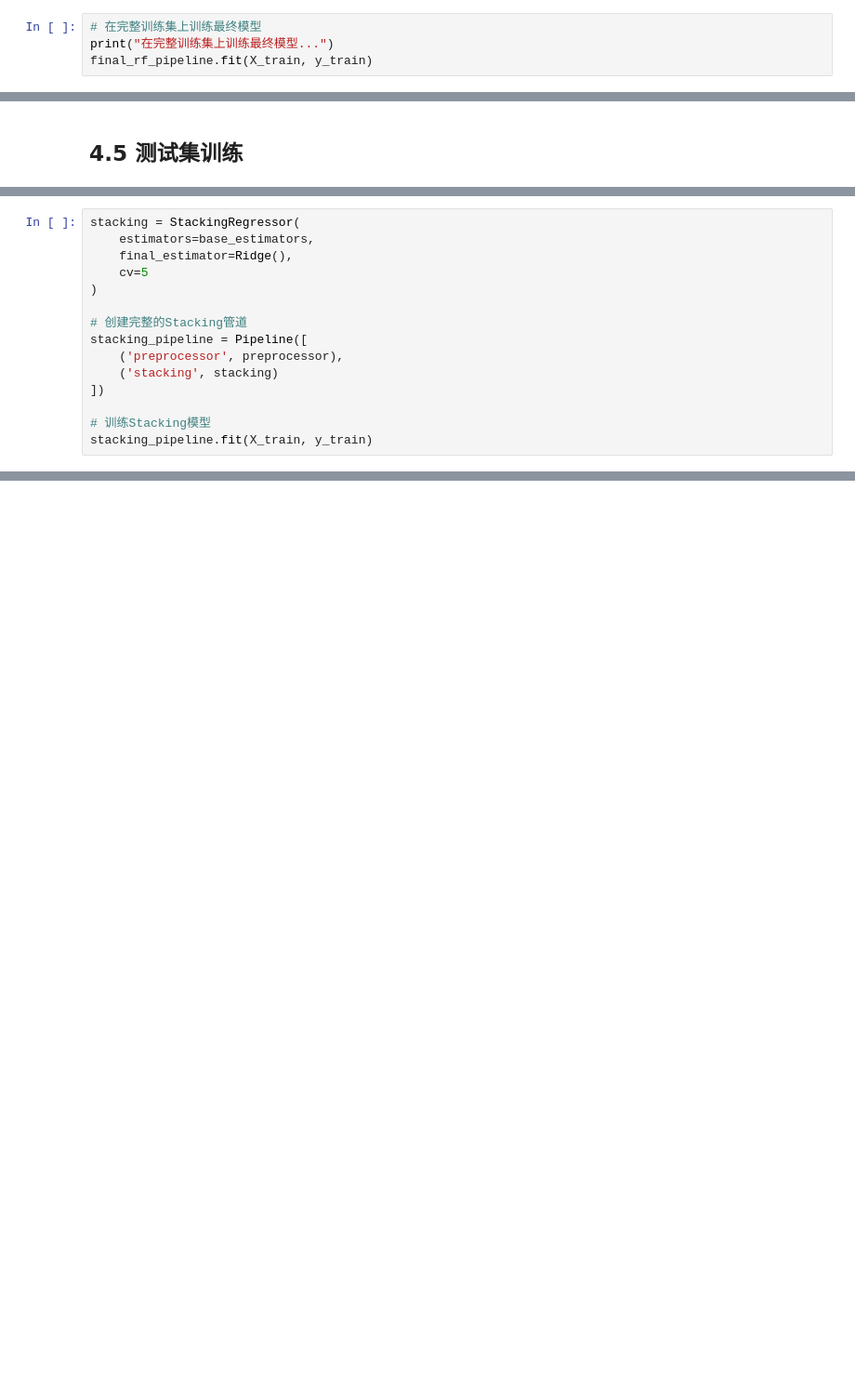
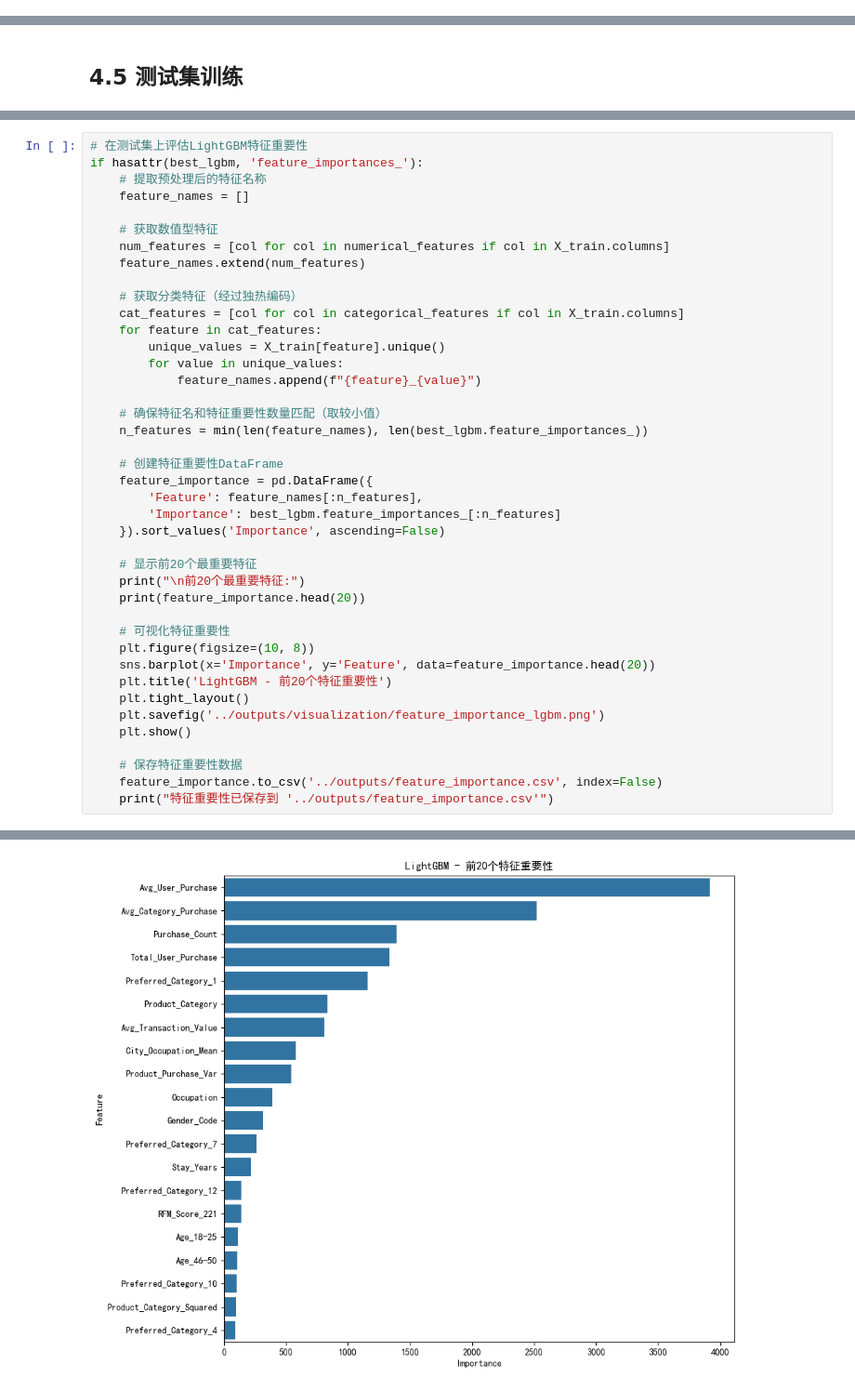
Before and after one commit to PinmogeJoshua/simple-mixrec, a Jupyter notebook: notebooks/models_train.ipynb, the cells around one changed output, grey strips where cells are left out. Shown at 93% size. Saved outputs shown, nothing was run; the diff lists cells and outputs as text; blank space fills up the shorter version.

```diff
--- a/notebooks/models_train.ipynb
+++ b/notebooks/models_train.ipynb
@@ -274,4 +282,0 @@ final_rf_pipeline = Pipeline([
-# %%
-# 在完整训练集上训练最终模型
-print("在完整训练集上训练最终模型...")
-final_rf_pipeline.fit(X_train, y_train)
@@ -351,15 +390,0 @@ base_estimators = [
-# %%
-stacking = StackingRegressor(
-    estimators=base_estimators,
-    final_estimator=Ridge(),
-    cv=5
-)
-
-# 创建完整的Stacking管道
-stacking_pipeline = Pipeline([
-    ('preprocessor', preprocessor),
-    ('stacking', stacking)
-])
-
-# 训练Stacking模型
-stacking_pipeline.fit(X_train, y_train)
@@ -372,0 +423,42 @@ print(f"Stacking集成 - R²: {r2_stack:.4f}, RMSE: {rmse_stack:.2f}")
+# %%
+# 在测试集上评估LightGBM特征重要性
+if hasattr(best_lgbm, 'feature_importances_'):
+    # 提取预处理后的特征名称
+    feature_names = []
+
+    # 获取数值型特征
+    num_features = [col for col in numerical_features if col in X_train.columns]
+    feature_names.extend(num_features)
+
+    # 获取分类特征（经过独热编码）
+    cat_features = [col for col in categorical_features if col in X_train.columns]
+    for feature in cat_features:
+        unique_values = X_train[feature].unique()
+        for value in unique_values:
+            feature_names.append(f"{feature}_{value}")
+
+    # 确保特征名和特征重要性数量匹配（取较小值）
+    n_features = min(len(feature_names), len(best_lgbm.feature_importances_))
+
+    # 创建特征重要性DataFrame
+    feature_importance = pd.DataFrame({
+        'Feature': feature_names[:n_features],
+        'Importance': best_lgbm.feature_importances_[:n_features]
+    }).sort_values('Importance', ascending=False)
+
+    # 显示前20个最重要特征
+    print("\n前20个最重要特征:")
+    print(feature_importance.head(20))
+
+    # 可视化特征重要性
+    plt.figure(figsize=(10, 8))
+    sns.barplot(x='Importance', y='Feature', data=feature_importance.head(20))
+    plt.title('LightGBM - 前20个特征重要性')
+    plt.tight_layout()
+    plt.savefig('../outputs/visualization/feature_importance_lgbm.png')
+    plt.show()
+
+    # 保存特征重要性数据
+    feature_importance.to_csv('../outputs/feature_importance.csv', index=False)
+    print("特征重要性已保存到 '../outputs/feature_importance.csv'")
+# %% [output]
@@ -372,0 +482 @@ print(f"Stacking集成 - R²: {r2_stack:.4f}, RMSE: {rmse_stack:.2f}")
+[figure, added]
```
Also changed, not shown: parts of 27 cells of this notebook, 8 other files.
